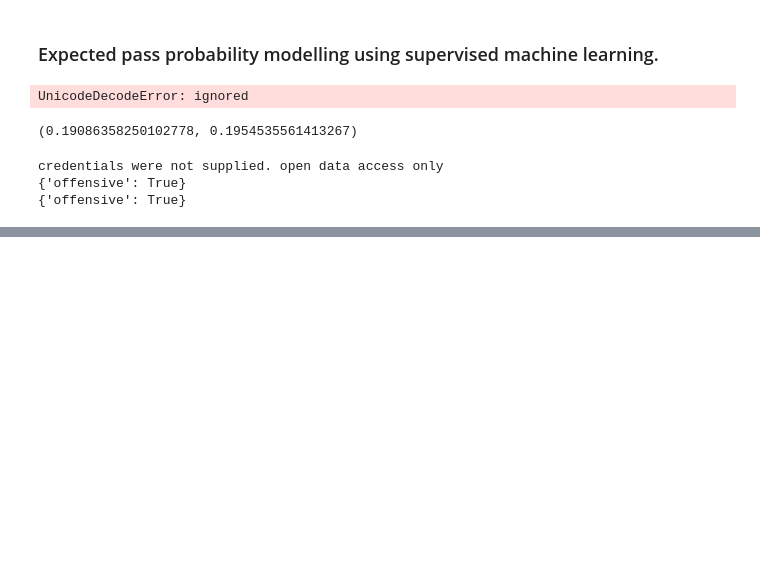
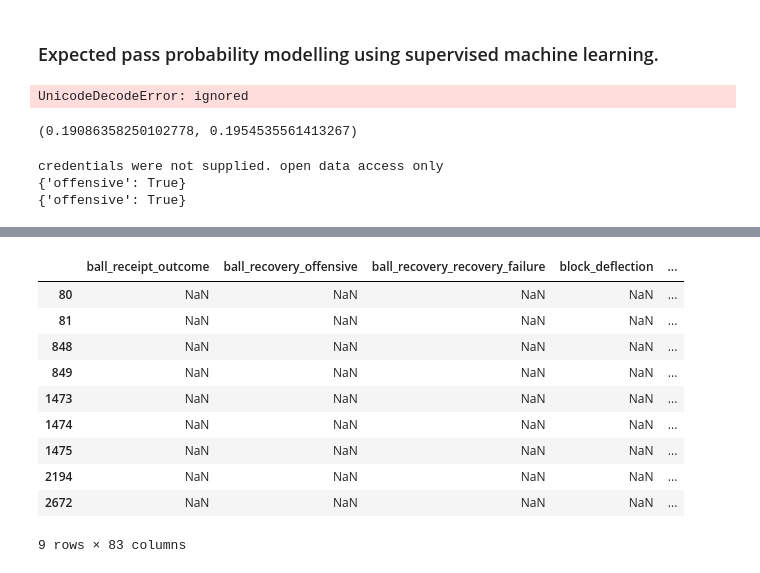
Before and after one commit to Dinesh-Adhithya-H/Machine-learning-in-Football, a Jupyter notebook: ML_project.ipynb, the cells around one changed output, grey strips where cells are left out. Drawn from its saved outputs; the diff is of its cells as text; code cells hidden in the pictures; blank space fills up the shorter version.

```diff
--- a/ML_project.ipynb
+++ b/ML_project.ipynb
@@ -929,0 +979,2 @@ credentials were not supplied. open data access only
+# %%
+x=sb.events(match_id=68353)
@@ -929,0 +1003,14 @@ credentials were not supplied. open data access only
+# %%
+x[x["possession"]==18]
+# %% [output]
+|  | ball_receipt_outcome | ball_recovery_offensive | ball_recovery_recovery_failure | block_deflection | ... |
+| 80 | NaN | NaN | NaN | NaN | ... |
+| 81 | NaN | NaN | NaN | NaN | ... |
+| 848 | NaN | NaN | NaN | NaN | ... |
+| 849 | NaN | NaN | NaN | NaN | ... |
+| 1473 | NaN | NaN | NaN | NaN | ... |
+| 1474 | NaN | NaN | NaN | NaN | ... |
+| 1475 | NaN | NaN | NaN | NaN | ... |
+| 2194 | NaN | NaN | NaN | NaN | ... |
+| 2672 | NaN | NaN | NaN | NaN | ... |
+9 rows × 83 columns
```
Also changed, not shown: parts of 17 cells of this notebook.
